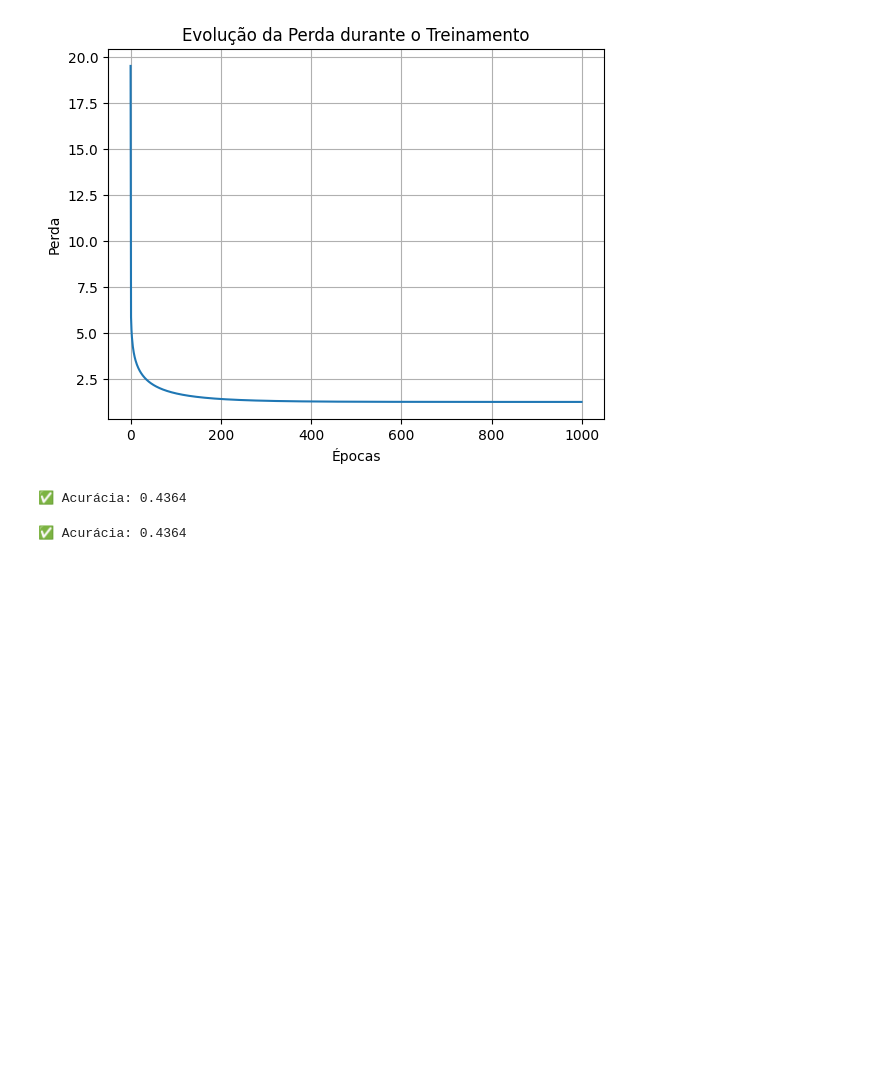
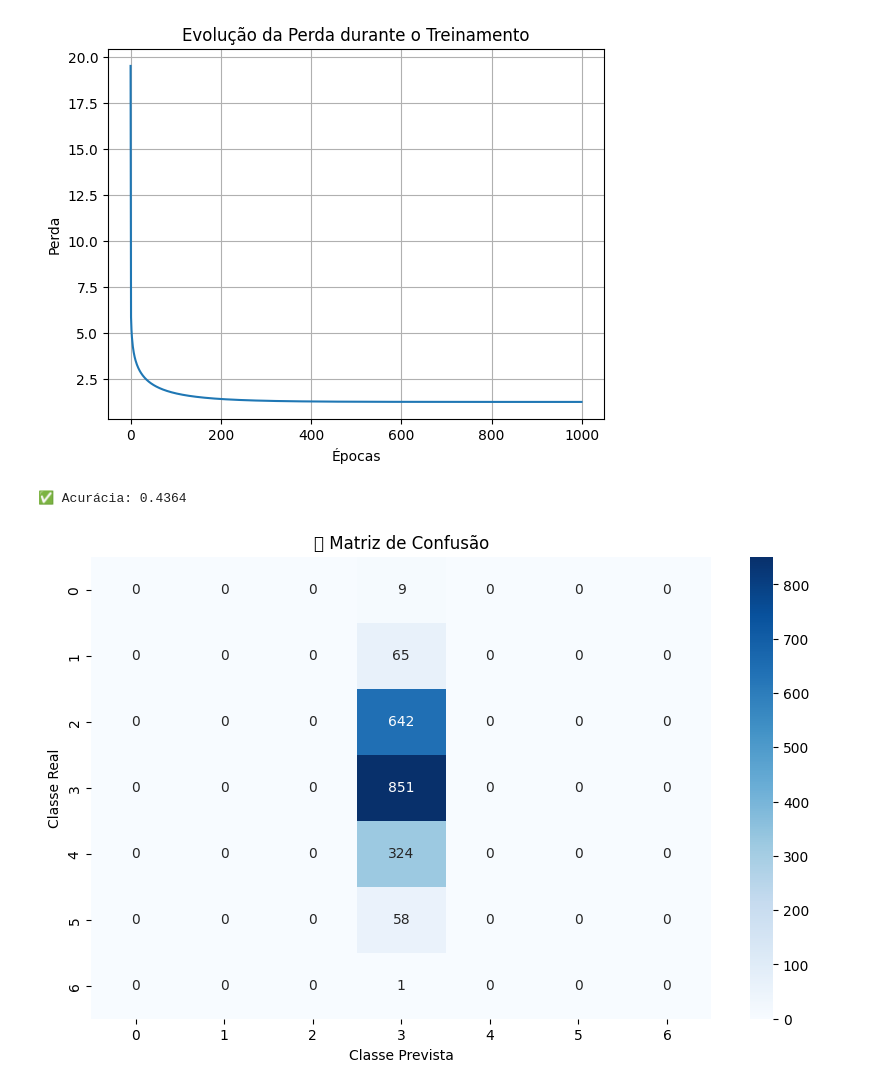
Before and after one commit to CunhaVanessa/projeto-final-INE5664, a Jupyter notebook: notebooks/classification_multiclass_wine_notebook.ipynb, the cells around one changed output. Cells and saved outputs as stored; diff of their text form; code cells hidden in the pictures; blank space fills up the shorter version.

```diff
--- a/notebooks/classification_multiclass_wine_notebook.ipynb
+++ b/notebooks/classification_multiclass_wine_notebook.ipynb
@@ -126,8 +126,17 @@ print(f"✅ Acurácia: {results['accuracy']:.4f}")
 # %% [output]
 ✅ Acurácia: 0.4364
 # %%
-results = model.evaluate(X_test, y_test)
+import seaborn as sns
+import matplotlib.pyplot as plt
 
-print(f"✅ Acurácia: {results['accuracy']:.4f}")
+cm = results["confusion_matrix"]
+labels = results["class_labels"]
+
+plt.figure(figsize=(10, 6))
+sns.heatmap(cm, annot=True, fmt="d", cmap="Blues", xticklabels=labels, yticklabels=labels)
+plt.xlabel("Classe Prevista")
+plt.ylabel("Classe Real")
+plt.title("🔍 Matriz de Confusão")
+plt.show()
 # %% [output]
-✅ Acurácia: 0.4364
+[figure, added]
```
Also changed, not shown: 1 other file.
